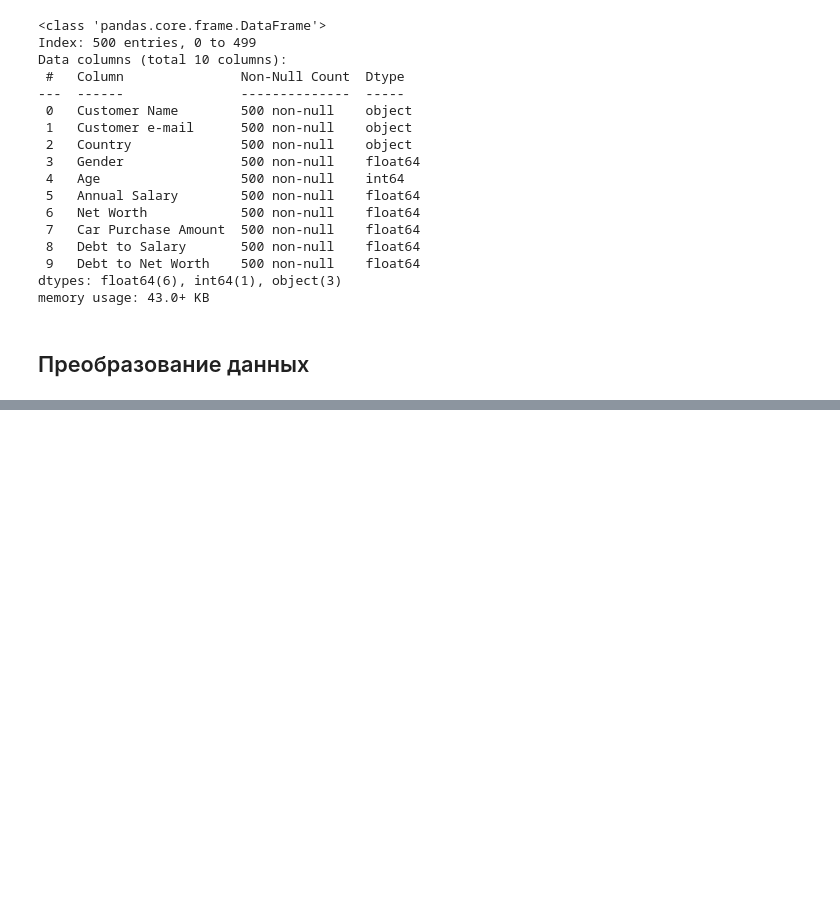
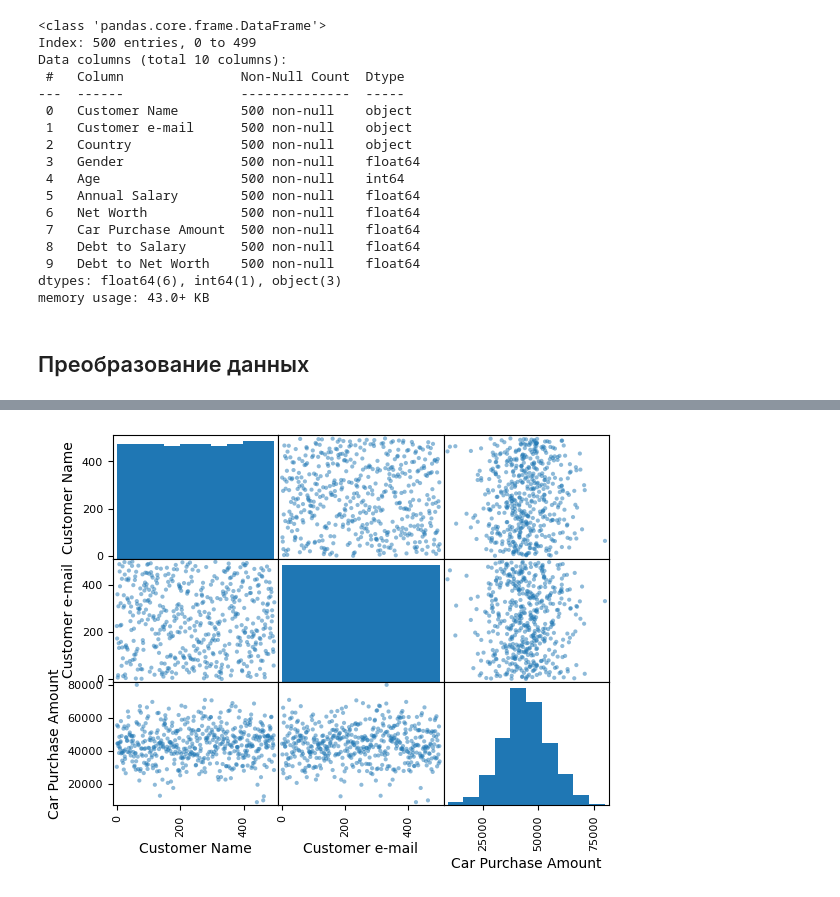
Before and after one commit to maxi7665/IAD, a Jupyter notebook: lab1/lab1.ipynb, the cells around one changed output, grey strips where cells are left out. Saved outputs shown, nothing was run; the diff lists cells and outputs as text; code cells hidden in the pictures; blank space fills up the shorter version.

```diff
--- a/lab1/lab1.ipynb
+++ b/lab1/lab1.ipynb
@@ -307,0 +310,14 @@ memory usage: 43.0+ KB
+# %%
+from sklearn.preprocessing import OrdinalEncoder
+
+# преобразуем текстовые признаки
+cat_encoder = OrdinalEncoder()
+text_columns = ds[["Customer Name", "Customer e-mail", "Country"]]
+text_col_enc=cat_encoder.fit_transform(text_columns)
+ds[["Customer Name", "Customer e-mail", "Country"]] = text_col_enc
+ds[["Customer Name", "Customer e-mail", "Country"]]
+
+cat_encoder = OrdinalEncoder()
+text_columns = ds_copy[["Customer Name", "Customer e-mail", "Country"]]
+ds_copy[["Customer Name", "Customer e-mail", "Country"]]=cat_encoder.fit_transform(text_columns)
+ds_copy[["Customer Name", "Customer e-mail", "Country"]]
@@ -307,0 +350,5 @@ memory usage: 43.0+ KB
+# %%
+scatter_matrix(ds_copy[["Customer Name", "Customer e-mail", "Car Purchase Amount"]])
+plt.show()
+# %% [output]
+[figure, added]
```
Also changed, not shown: parts of 16 cells of this notebook.
